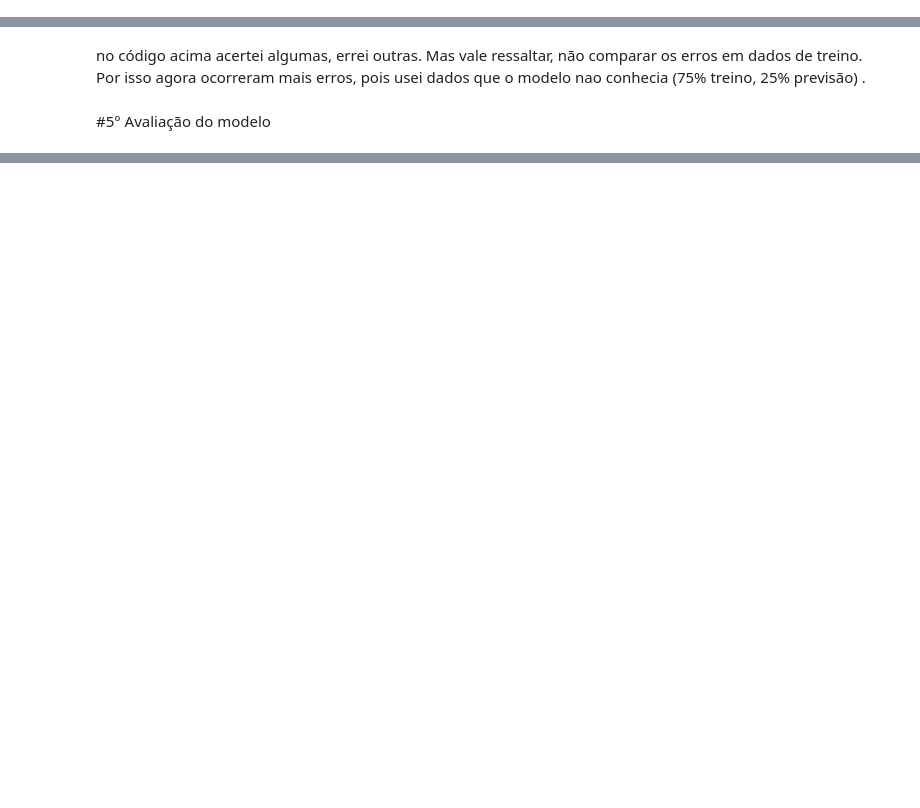
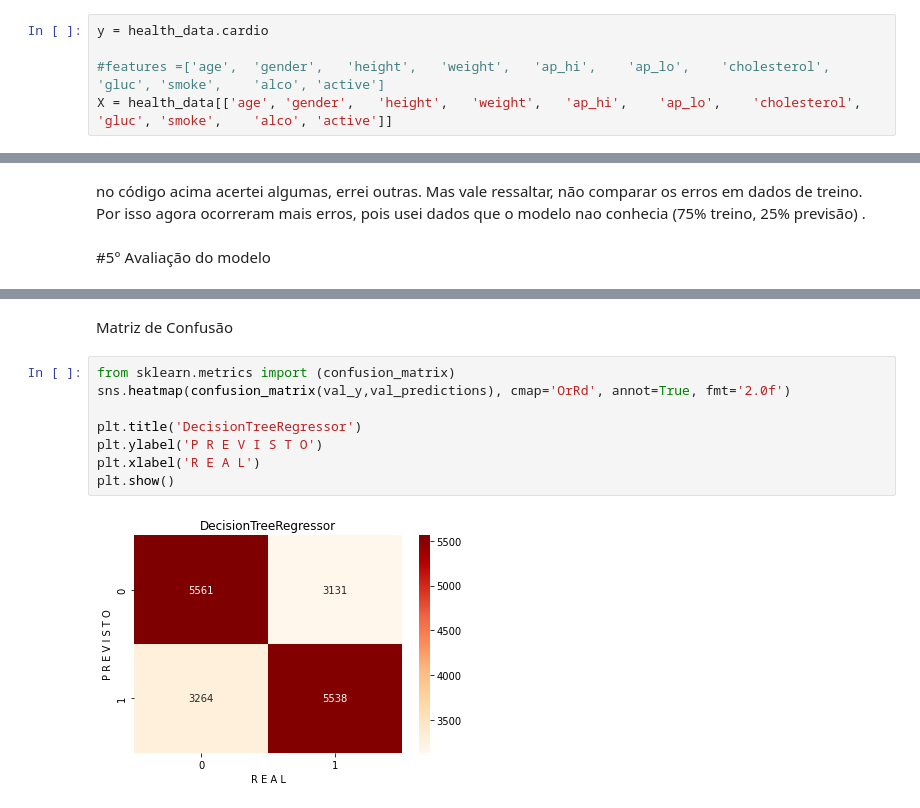
Before and after one commit to primonmari/DecisionTreeRegressor, a Jupyter notebook: Decision_TreeRegressor.ipynb, the cells around one changed output, grey strips where cells are left out. Drawn from its saved outputs; the diff is of its cells as text; blank space fills up the shorter version.

```diff
--- a/Decision_TreeRegressor.ipynb
+++ b/Decision_TreeRegressor.ipynb
@@ -414,5 +440,10 @@ desta forma, é importante treinar o modelo com dados nunca vistos. Treino o mod
 é idéia do Ciclo de Validação e para isso vamos simular a vidação com uma função do sklearn: train_test_split
 # %% [markdown]
 a função separa aleatoriamente 75% das linhas para treino e 25% para prever
+# %%
+y = health_data.cardio
+
+#features =['age',	'gender',	'height',	'weight',	'ap_hi',	'ap_lo',	'cholesterol',	'gluc',	'smoke',	'alco',	'active']
+X = health_data[['age',	'gender',	'height',	'weight',	'ap_hi',	'ap_lo',	'cholesterol',	'gluc',	'smoke',	'alco',	'active']]
 # %%
 from sklearn.model_selection import train_test_split
@@ -571,0 +565,12 @@ erro_abs.mean()
+# %% [markdown]
+Matriz de Confusão
+# %%
+from sklearn.metrics import (confusion_matrix)
+sns.heatmap(confusion_matrix(val_y,val_predictions), cmap='OrRd', annot=True, fmt='2.0f')
+
+plt.title('DecisionTreeRegressor')
+plt.ylabel('P R E V I S T O')
+plt.xlabel('R E A L')
+plt.show()
+# %% [output]
+[figure, added]
```
Also changed, not shown: parts of 34 cells of this notebook.
